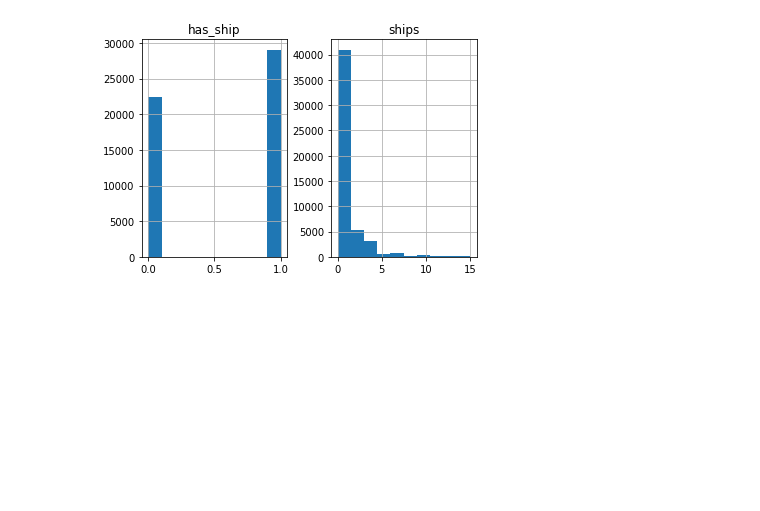
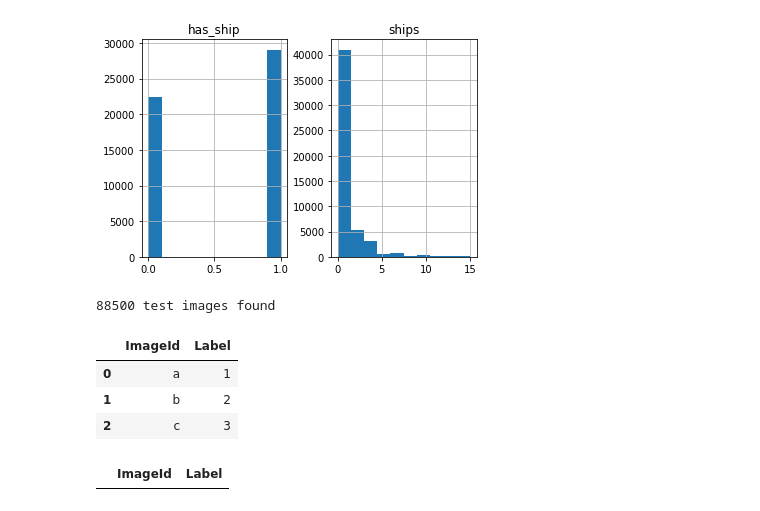
Before and after one commit to mozzhorin/ML-PR18, a Jupyter notebook: data_preprocessing.ipynb, the cells around one changed output. Cells and saved outputs as stored; diff of their text form; code cells hidden in the pictures; blank space fills up the shorter version.

```diff
--- a/data_preprocessing.ipynb
+++ b/data_preprocessing.ipynb
@@ -292,3 +337,20 @@ array([[<matplotlib.axes._subplots.AxesSubplot object at 0x...>,
         <matplotlib.axes._subplots.AxesSubplot object at 0x...>]],
       dtype=object)
 [figure]
+# %%
+test_paths = os.listdir(path_test)
+print(len(test_paths), 'test images found')
+# %% [output]
+88500 test images found
+# %%
+df1 = pd.DataFrame(columns=['ImageId', 'Label'])
+df1.append(pd.DataFrame(np.array([['a','b','c'],[1,2,3]]).T,columns=['ImageId', 'Label']))
+# %% [output]
+|  | ImageId | Label |
+| 0 | a | 1 |
+| 1 | b | 2 |
+| 2 | c | 3 |
+# %%
+df1
+# %% [output]
+|  | ImageId | Label |
```
Also changed, not shown: parts of 6 cells of this notebook, 8 other files.
